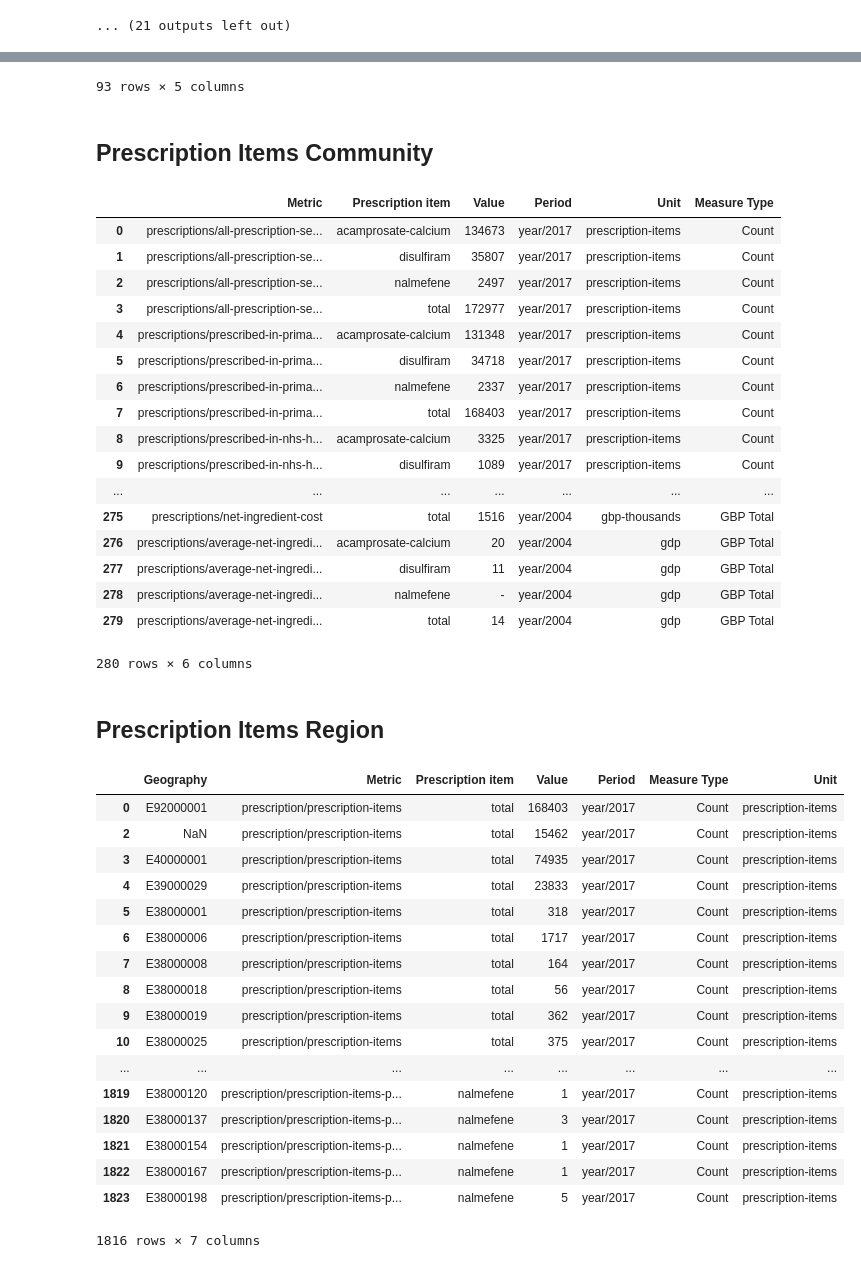
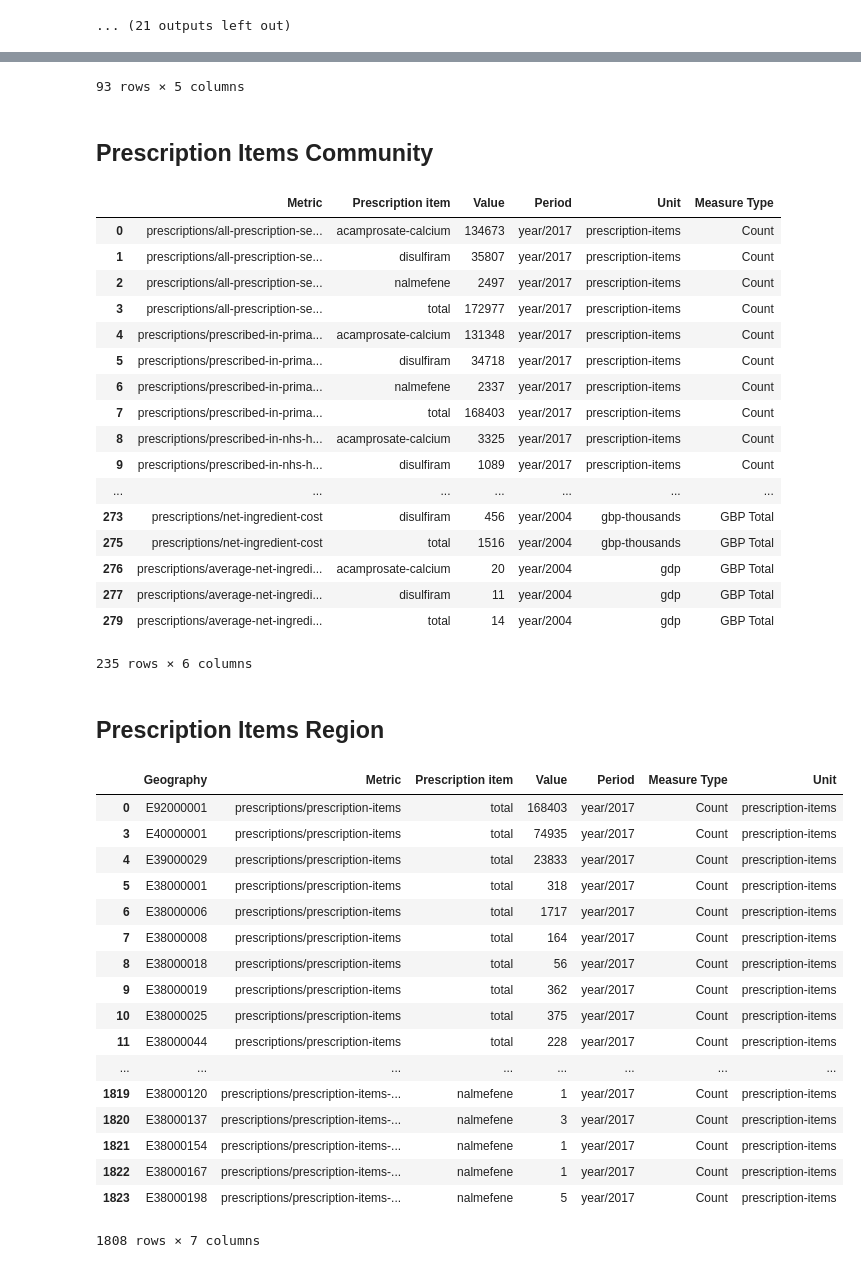
Before and after one commit to GSS-Cogs/NHS-Statistics-on-Alcohol-England, a Jupyter notebook: main.ipynb, the cells around one changed output, grey strips where cells are left out. Cells and saved outputs as stored; diff of their text form; code cells hidden in the pictures.

Commit message:
Drop missing values and data markers. Fix ints with commas. Fix some codes.

```diff
--- a/main.ipynb
+++ b/main.ipynb
@@ -220,9 +220,11 @@ for (filename, table) in tables.items():
         table = table.drop(columns='Year')
         table['Revision'] = table['Metric'].map(
             lambda x: 'revised' if x.endswith(' (revised)') else 'original-value')
-        table['Metric'].cat.categories = table['Metric'].cat.categories.map(
-            lambda x: 'alcohol-afforability/' +
-            pathify(x[:-len(" (revised)")] if x.endswith(" (revised)") else x))
+        table['Metric'].cat.rename_categories(
+            lambda x: 'alcohol-affordability/' +
+            pathify(x[:-len(" (18+) (revised)")] if x.endswith(" (18+) (revised)") else
+                    x[:-len(" (revised)")] if x.endswith(" (revised)") else x),
+            inplace=True)
         table['Measure Type'] = 'Ratio'
         table['Unit'] = 'index'
     elif title == 'Alcohol Specific Deaths':
@@ -242,6 +244,8 @@ for (filename, table) in tables.items():
         table['Measure Type'] = 'Household expenditure'
         table['Unit'] = table['Metric'].map(
             lambda x: 'percent' if 'percentage' in x else 'gbp')
+        table['Value'] = table['Value'].map(
+            lambda x: x.replace(',', ''))
     elif title == 'Prescription Items Community':
         table['Period'] = table['Year'].map(lambda x: f'year/{x}')
         table.rename(columns={
@@ -260,6 +264,9 @@ for (filename, table) in tables.items():
         table = table.drop(columns=['Year'])
         table['Measure Type'] = table['Unit'].map(
             lambda x: 'Count' if x == 'prescription-items' else 'GBP Total')
+        table['Value'] = pd.to_numeric(table['Value'], errors='coerce', downcast='integer')
+        table.dropna(subset=['Value'], inplace=True)
+        table['Value'] = table['Value'].astype('int')
     elif title == 'Prescription Items Region':
         table['Period'] = table['Year'].map(lambda x: f'year/{x}')
         table.rename(columns={
@@ -267,13 +274,17 @@ for (filename, table) in tables.items():
             'Metric_Primary': 'Metric',
             'Metric_Secondary': 'Prescription item'
         }, inplace=True)
-        table.drop(table[(table['Geography'] == 'XXXXXXXX') | (table['Geography'] == '')].index, inplace=True)
+        table.drop(table[(table['Geography'] == 'XXXXXXXX') |
+                         (table['Geography'].isna())].index, inplace=True)
         table['Metric'].cat.rename_categories(
-            lambda x: f'prescription/{pathify(x)}', inplace=True)
+            lambda x: f'prescriptions/{pathify(x)}', inplace=True)
         table['Prescription item'].cat.rename_categories(pathify, inplace=True)
         table = table.drop(columns=['Year', 'Org_Code', 'Org_Name'])
         table['Measure Type'] = 'Count'
         table['Unit'] = 'prescription-items'
+        table['Value'] = pd.to_numeric(table['Value'], errors='coerce', downcast='integer')
+        table.dropna(subset=['Value'], inplace=True)
+        table['Value'] = table['Value'].astype('int')
     else:
         continue
     display(HTML(f'<h2>{title}</h2>'))
@@ -330,49 +341,49 @@ Household Expenditure Alcohol
 | 6 | household-expenditure/household-e... | 9940 | year/1993 | Household expenditure | gbp |
 | 7 | household-expenditure/household-e... | 10695 | year/1994 | Household expenditure | gbp |
 | 8 | household-expenditure/household-e... | 10219 | year/1995 | Household expenditure | gbp |
 | 9 | household-expenditure/household-e... | 11386 | year/1996 | Household expenditure | gbp |
 | ... | ... | ... | ... | ... | ... |
 | 88 | household-expenditure/expenditure... | 1.622823356 | year/2013 | Household expenditure | percent |
 | 89 | household-expenditure/expenditure... | 1.560992691 | year/2014 | Household expenditure | percent |
 | 90 | household-expenditure/expenditure... | 1.540314611 | year/2015 | Household expenditure | percent |
 | 91 | household-expenditure/expenditure... | 1.499133372 | year/2016 | Household expenditure | percent |
 | 92 | household-expenditure/expenditure... | 1.49365702 | year/2017 | Household expenditure | percent |
 93 rows × 5 columns
 Prescription Items Community
 |  | Metric | Prescription item | Value | Period | Unit | Measure Type |
 | 0 | prescriptions/all-prescription-se... | acamprosate-calcium | 134673 | year/2017 | prescription-items | Count |
 | 1 | prescriptions/all-prescription-se... | disulfiram | 35807 | year/2017 | prescription-items | Count |
 | 2 | prescriptions/all-prescription-se... | nalmefene | 2497 | year/2017 | prescription-items | Count |
 | 3 | prescriptions/all-prescription-se... | total | 172977 | year/2017 | prescription-items | Count |
 | 4 | prescriptions/prescribed-in-prima... | acamprosate-calcium | 131348 | year/2017 | prescription-items | Count |
 | 5 | prescriptions/prescribed-in-prima... | disulfiram | 34718 | year/2017 | prescription-items | Count |
 | 6 | prescriptions/prescribed-in-prima... | nalmefene | 2337 | year/2017 | prescription-items | Count |
 | 7 | prescriptions/prescribed-in-prima... | total | 168403 | year/2017 | prescription-items | Count |
 | 8 | prescriptions/prescribed-in-nhs-h... | acamprosate-calcium | 3325 | year/2017 | prescription-items | Count |
 | 9 | prescriptions/prescribed-in-nhs-h... | disulfiram | 1089 | year/2017 | prescription-items | Count |
 | ... | ... | ... | ... | ... | ... | ... |
+| 273 | prescriptions/net-ingredient-cost | disulfiram | 456 | year/2004 | gbp-thousands | GBP Total |
 | 275 | prescriptions/net-ingredient-cost | total | 1516 | year/2004 | gbp-thousands | GBP Total |
 | 276 | prescriptions/average-net-ingredi... | acamprosate-calcium | 20 | year/2004 | gdp | GBP Total |
 | 277 | prescriptions/average-net-ingredi... | disulfiram | 11 | year/2004 | gdp | GBP Total |
-| 278 | prescriptions/average-net-ingredi... | nalmefene | - | year/2004 | gdp | GBP Total |
 | 279 | prescriptions/average-net-ingredi... | total | 14 | year/2004 | gdp | GBP Total |
-280 rows × 6 columns
+235 rows × 6 columns
 Prescription Items Region
 |  | Geography | Metric | Prescription item | Value | Period | Measure Type | Unit |
-| 0 | E92000001 | prescription/prescription-items | total | 168403 | year/2017 | Count | prescription-items |
-| 2 | NaN | prescription/prescription-items | total | 15462 | year/2017 | Count | prescription-items |
-| 3 | E40000001 | prescription/prescription-items | total | 74935 | year/2017 | Count | prescription-items |
-| 4 | E39000029 | prescription/prescription-items | total | 23833 | year/2017 | Count | prescription-items |
-| 5 | E38000001 | prescription/prescription-items | total | 318 | year/2017 | Count | prescription-items |
-| 6 | E38000006 | prescription/prescription-items | total | 1717 | year/2017 | Count | prescription-items |
-| 7 | E38000008 | prescription/prescription-items | total | 164 | year/2017 | Count | prescription-items |
-| 8 | E38000018 | prescription/prescription-items | total | 56 | year/2017 | Count | prescription-items |
-| 9 | E38000019 | prescription/prescription-items | total | 362 | year/2017 | Count | prescription-items |
-| 10 | E38000025 | prescription/prescription-items | total | 375 | year/2017 | Count | prescription-items |
+| 0 | E92000001 | prescriptions/prescription-items | total | 168403 | year/2017 | Count | prescription-items |
+| 3 | E40000001 | prescriptions/prescription-items | total | 74935 | year/2017 | Count | prescription-items |
+| 4 | E39000029 | prescriptions/prescription-items | total | 23833 | year/2017 | Count | prescription-items |
+| 5 | E38000001 | prescriptions/prescription-items | total | 318 | year/2017 | Count | prescription-items |
+| 6 | E38000006 | prescriptions/prescription-items | total | 1717 | year/2017 | Count | prescription-items |
+| 7 | E38000008 | prescriptions/prescription-items | total | 164 | year/2017 | Count | prescription-items |
+| 8 | E38000018 | prescriptions/prescription-items | total | 56 | year/2017 | Count | prescription-items |
+| 9 | E38000019 | prescriptions/prescription-items | total | 362 | year/2017 | Count | prescription-items |
+| 10 | E38000025 | prescriptions/prescription-items | total | 375 | year/2017 | Count | prescription-items |
+| 11 | E38000044 | prescriptions/prescription-items | total | 228 | year/2017 | Count | prescription-items |
 | ... | ... | ... | ... | ... | ... | ... | ... |
-| 1819 | E38000120 | prescription/prescription-items-p... | nalmefene | 1 | year/2017 | Count | prescription-items |
-| 1820 | E38000137 | prescription/prescription-items-p... | nalmefene | 3 | year/2017 | Count | prescription-items |
-| 1821 | E38000154 | prescription/prescription-items-p... | nalmefene | 1 | year/2017 | Count | prescription-items |
-| 1822 | E38000167 | prescription/prescription-items-p... | nalmefene | 1 | year/2017 | Count | prescription-items |
-| 1823 | E38000198 | prescription/prescription-items-p... | nalmefene | 5 | year/2017 | Count | prescription-items |
+| 1819 | E38000120 | prescriptions/prescription-items-... | nalmefene | 1 | year/2017 | Count | prescription-items |
+| 1820 | E38000137 | prescriptions/prescription-items-... | nalmefene | 3 | year/2017 | Count | prescription-items |
+| 1821 | E38000154 | prescriptions/prescription-items-... | nalmefene | 1 | year/2017 | Count | prescription-items |
+| 1822 | E38000167 | prescriptions/prescription-items-... | nalmefene | 1 | year/2017 | Count | prescription-items |
+| 1823 | E38000198 | prescriptions/prescription-items-... | nalmefene | 5 | year/2017 | Count | prescription-items |
-1816 rows × 7 columns
+1808 rows × 7 columns
```
Also changed, not shown: parts of 1 cell of this notebook.
